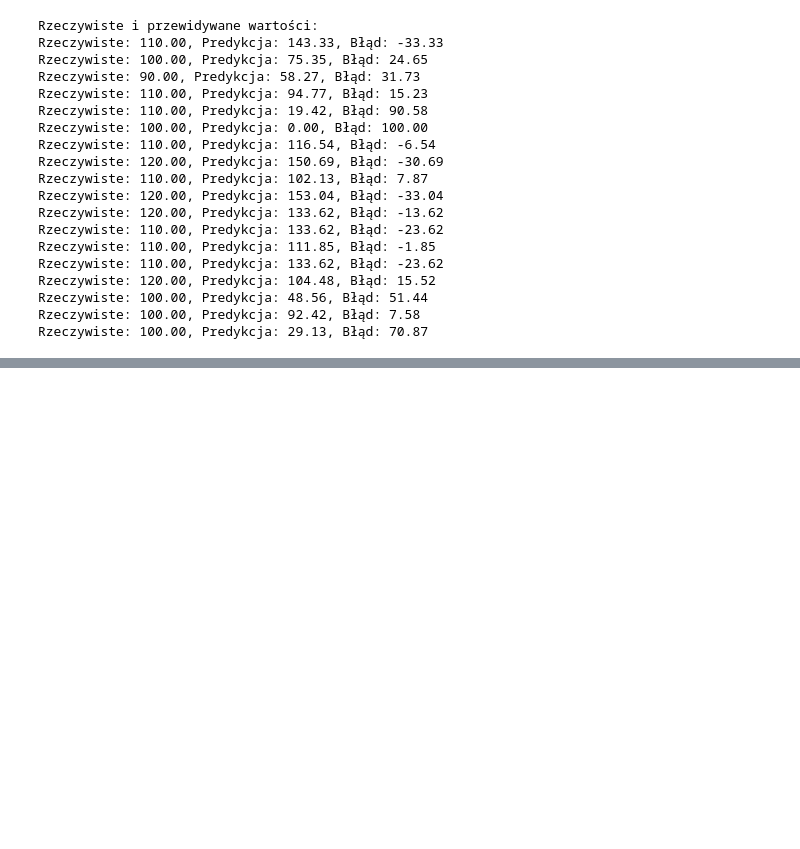
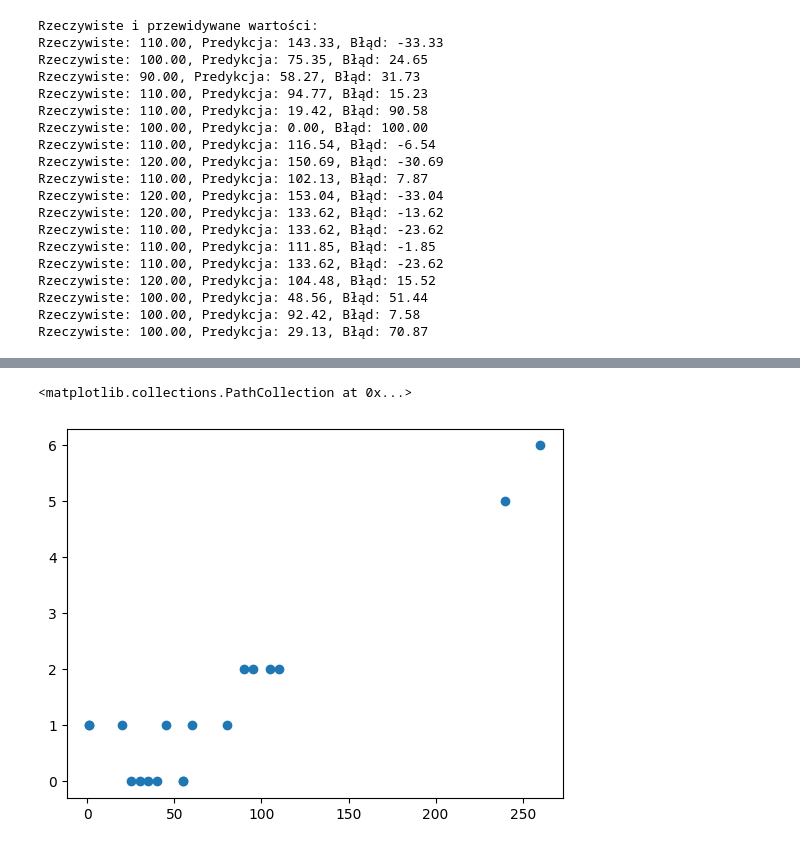
Before and after one commit to userofpi/Regresja_Logistyczna, a Jupyter notebook: Zadanie4_platki.ipynb, the cells around one changed output, grey strips where cells are left out. Cells and saved outputs as stored; diff of their text form; code cells hidden in the pictures; blank space fills up the shorter version.

```diff
--- a/Zadanie4_platki.ipynb
+++ b/Zadanie4_platki.ipynb
@@ -306,0 +432,8 @@ Rzeczywiste: 100.00, Predykcja: 29.13, Błąd: 70.87
+# %%
+# TESTOWE
+predict_test = wynik.predict(X_test[['cukry', 'tluszcz', 'blonnik']])
+
+plt.scatter(X_test['potas'], X_test['blonnik'])
+# %% [output]
+<matplotlib.collections.PathCollection at 0x...>
+[figure, added]
```
Also changed, not shown: parts of 6 cells of this notebook.
